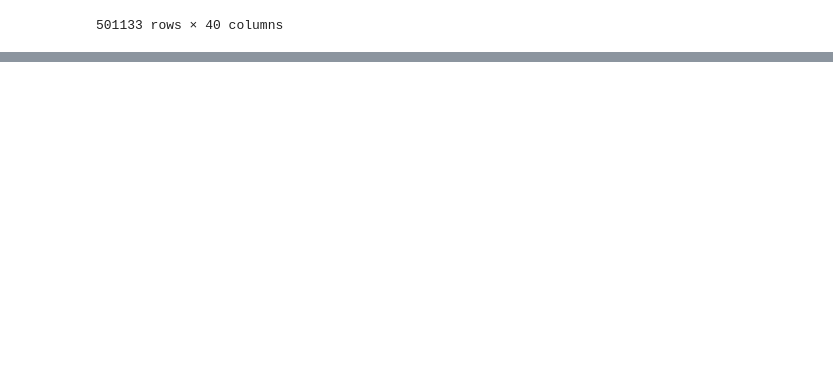
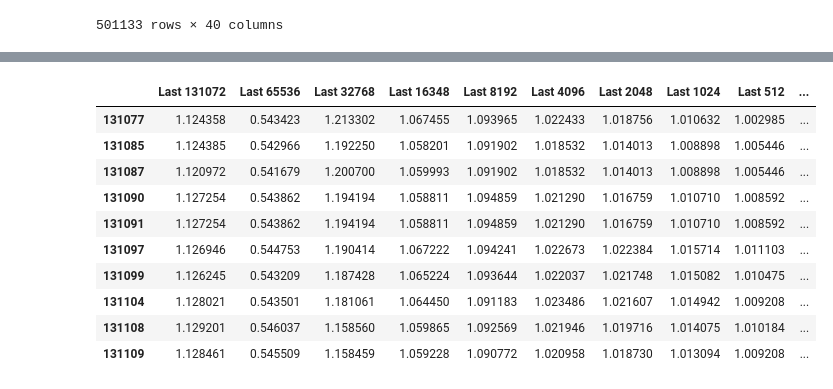
Before and after one commit to Mithotronic/ACTA, a Jupyter notebook: Trend-Finder.ipynb, the cells around one changed output, grey strips where cells are left out. Cells and saved outputs as stored; diff of their text form; code cells hidden in the pictures; blank space fills up the shorter version.

```diff
--- a/Trend-Finder.ipynb
+++ b/Trend-Finder.ipynb
@@ -363,0 +389,14 @@ feature_matrix_reduced
+# %%
+test_dataset.head(10)
+# %% [output]
+|  | Last 131072 | Last 65536 | Last 32768 | Last 16348 | Last 8192 | Last 4096 | Last 2048 | Last 1024 | Last 512 | ... |
+| 131077 | 1.124358 | 0.543423 | 1.213302 | 1.067455 | 1.093965 | 1.022433 | 1.018756 | 1.010632 | 1.002985 | ... |
+| 131085 | 1.124385 | 0.542966 | 1.192250 | 1.058201 | 1.091902 | 1.018532 | 1.014013 | 1.008898 | 1.005446 | ... |
+| 131087 | 1.120972 | 0.541679 | 1.200700 | 1.059993 | 1.091902 | 1.018532 | 1.014013 | 1.008898 | 1.005446 | ... |
+| 131090 | 1.127254 | 0.543862 | 1.194194 | 1.058811 | 1.094859 | 1.021290 | 1.016759 | 1.010710 | 1.008592 | ... |
+| 131091 | 1.127254 | 0.543862 | 1.194194 | 1.058811 | 1.094859 | 1.021290 | 1.016759 | 1.010710 | 1.008592 | ... |
+| 131097 | 1.126946 | 0.544753 | 1.190414 | 1.067222 | 1.094241 | 1.022673 | 1.022384 | 1.015714 | 1.011103 | ... |
+| 131099 | 1.126245 | 0.543209 | 1.187428 | 1.065224 | 1.093644 | 1.022037 | 1.021748 | 1.015082 | 1.010475 | ... |
+| 131104 | 1.128021 | 0.543501 | 1.181061 | 1.064450 | 1.091183 | 1.023486 | 1.021607 | 1.014942 | 1.009208 | ... |
+| 131108 | 1.129201 | 0.546037 | 1.158560 | 1.059865 | 1.092569 | 1.021946 | 1.019716 | 1.014075 | 1.010184 | ... |
+| 131109 | 1.128461 | 0.545509 | 1.158459 | 1.059228 | 1.090772 | 1.020958 | 1.018730 | 1.013094 | 1.009208 | ... |
```
Also changed, not shown: parts of 14 cells of this notebook.
